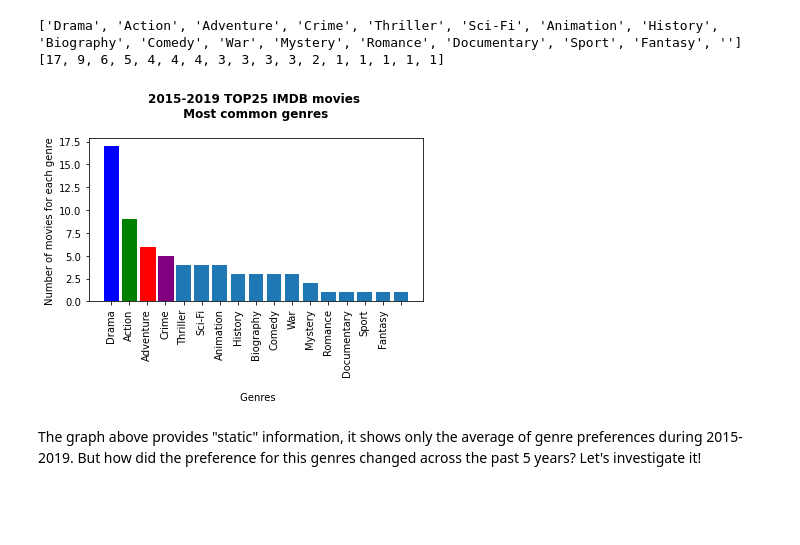
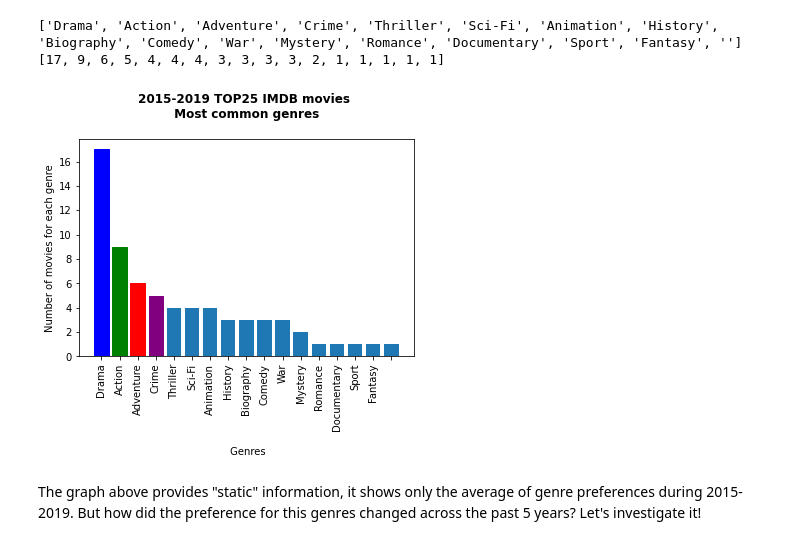
Before and after one commit to arecai/ari_first_attem, a Jupyter notebook: dsc-phase1-project-template.ipynb, the cells around one changed output. Cells and saved outputs as stored; diff of their text form; code cells hidden in the pictures; blank space fills up the shorter version.

```diff
--- a/dsc-phase1-project-template.ipynb
+++ b/dsc-phase1-project-template.ipynb
@@ -532,19 +533,19 @@ print(values)
 # %%
 #now we can plot both lists, names and values
 
-fig, ax = plt.subplots(figsize=(6, 3))
-barlist=plt.bar(range(len(counts)), values, tick_label=names)
+fig, ax = plt.subplots()
+barlist=plt.bar(range(len(counts_average)), values, tick_label=names)
 plt.xticks(rotation=90)
 ax.set_ylabel('Number of movies for each genre')
 ax.set_xlabel('\n Genres')
 ax.set_title('2015-2019 TOP25 IMDB movies \n Most common genres \n', fontweight="bold")
 barlist[0].set_color('blue')
 barlist[1].set_color('green')
 barlist[2].set_color('red')
 barlist[3].set_color('purple')
 plt.show()
 # %% [output]
-[figure, old version]
+[figure, new version]
 # %% [markdown]
 The graph above provides "static" information, it shows only the average of genre preferences during 2015-2019. But how did the preference for this genres changed across the past 5 years? Let's investigate it!
 # %%
```
Also changed, not shown: parts of 139 cells of this notebook.
